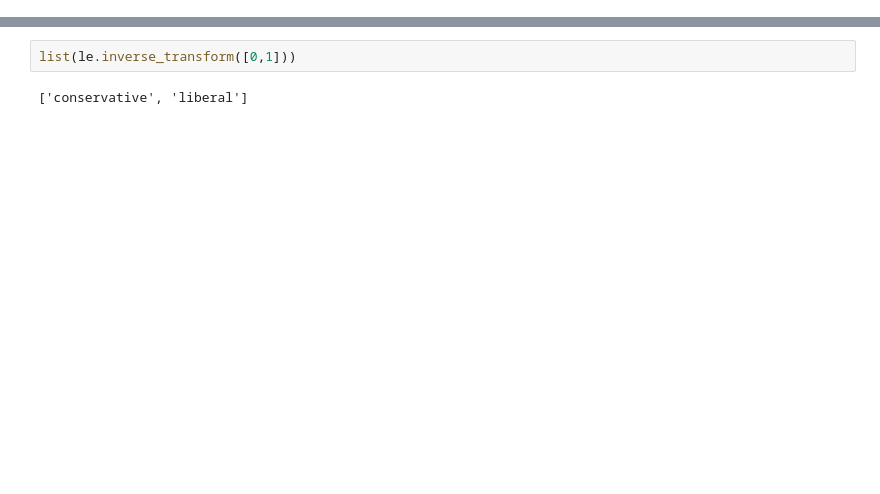
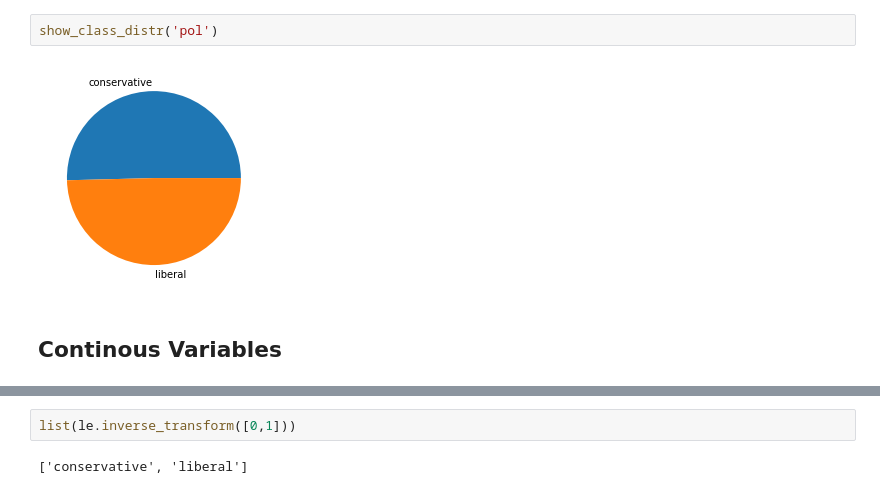
Before and after one commit to tolgarecep/big5, a Jupyter notebook: pol.ipynb, the cells around one changed output, grey strips where cells are left out. Saved outputs shown, nothing was run; the diff lists cells and outputs as text; blank space fills up the shorter version.

```diff
--- a/pol.ipynb
+++ b/pol.ipynb
@@ -15,0 +77,6 @@ data = data_na.dropna()
+# %%
+show_class_distr('pol')
+# %% [output]
+[figure, added]
+# %% [markdown]
+## Continous Variables
```
Also changed, not shown: parts of 85 cells of this notebook.
